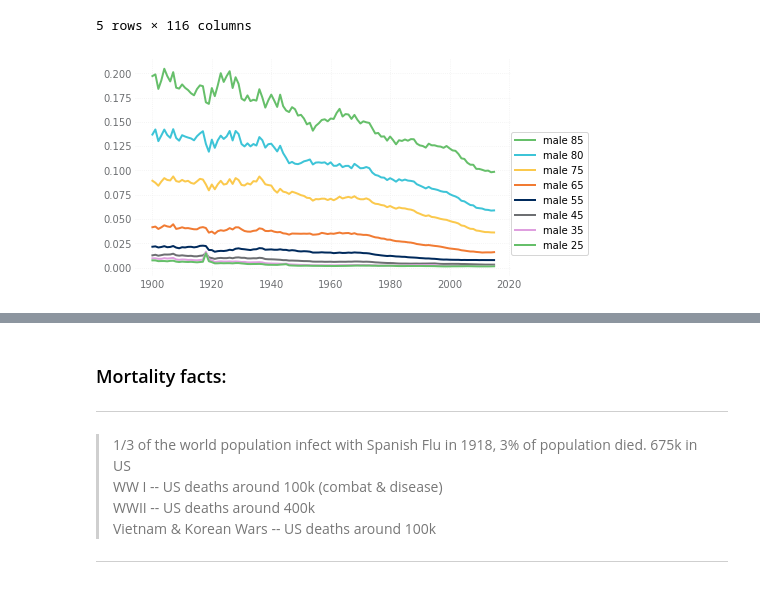
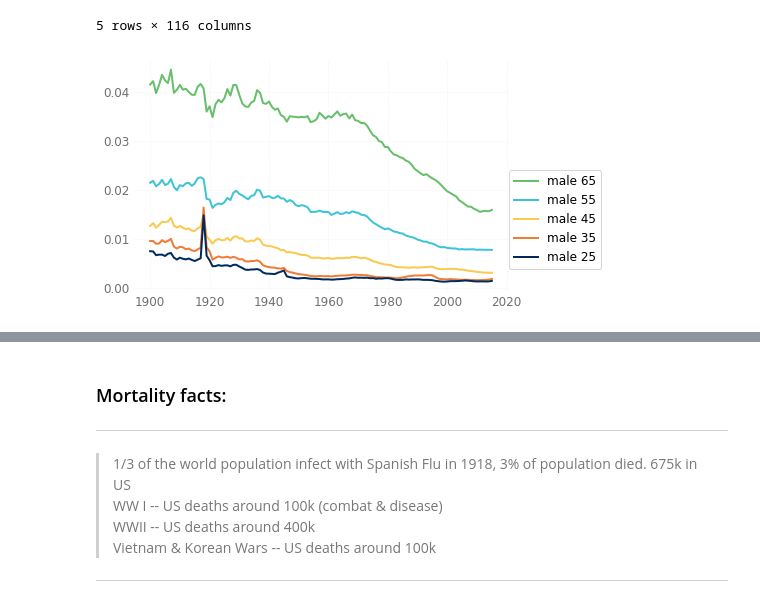
Before and after one commit to 1ScottWright/US-Population-Mortality-Analysis, a Jupyter notebook: code/03-data-collection-targets-with-EDA.ipynb, the cells around one changed output, grey strips where cells are left out. Saved outputs shown, nothing was run; the diff lists cells and outputs as text; code cells hidden in the pictures.

Commit message:
adding figures

```diff
--- a/code/03-data-collection-targets-with-EDA.ipynb
+++ b/code/03-data-collection-targets-with-EDA.ipynb
@@ -29,22 +29,20 @@ female.head()
 | 4 | 0.010310 | 0.008746 | 0.008622 | 0.008069 | 0.008224 | 0.007662 | 0.008194 | 0.007602 | 0.007211 | 0.006967 | ... | ... |
 5 rows × 116 columns
 # %%
-def plot_age(df, age, label_text = None, show = True):
+def plot_age(df, age, label_text = None, show = True, title_in = None, leg_loc=(1,.1)):
     plt.plot(df.iloc[age,:], label = label_text + ' '+ str(age))
     if show:
-        plt.legend(loc=(1,0.1))
+        plt.legend(loc=leg_loc)
+        plt.title(title_in)
         plt.show();
     pass
 # %%
 # you can see Spanish flu and world wars
 #plot_age(male,20, show = False)
-plot_age(male, 85, 'male', show=False)
-plot_age(male, 80, 'male', show=False)
-plot_age(male, 75, 'male', show=False)
 plot_age(male, 65, 'male', show=False)
 plot_age(male, 55, 'male', show=False)
 plot_age(male, 45, 'male', show=False)
 plot_age(male, 35, 'male', show=False)
 plot_age(male, 25, 'male')
 # %% [output]
-[figure, old version]
+[figure, new version]
```
Also changed, not shown: parts of 14 cells of this notebook, 4 other files.
